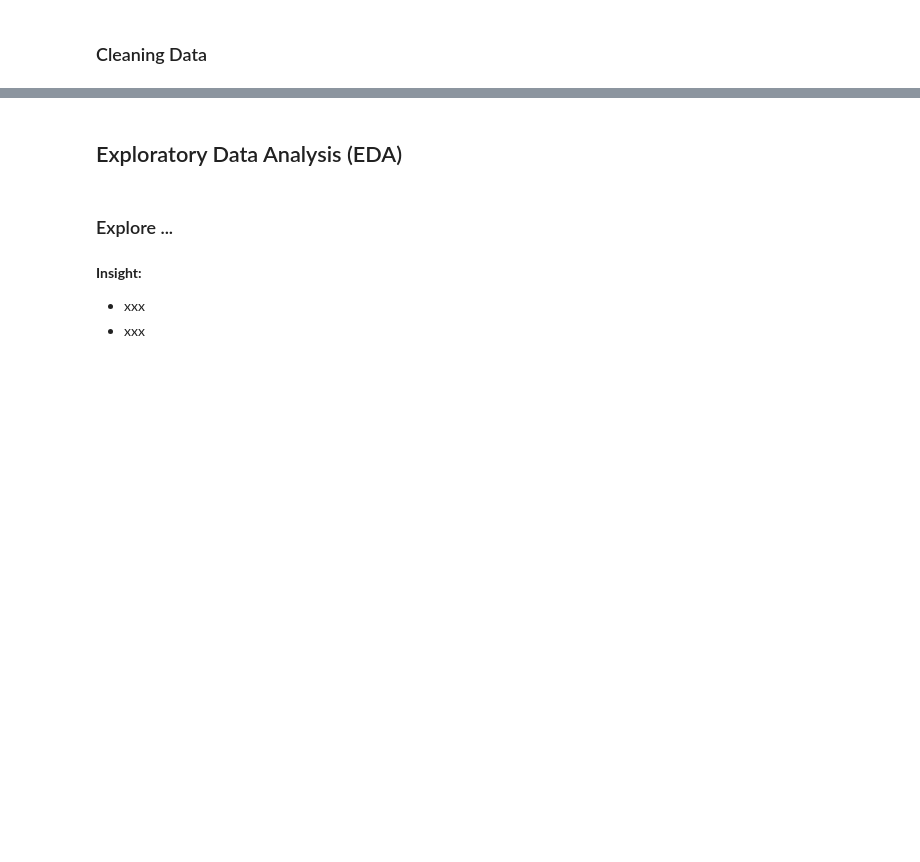
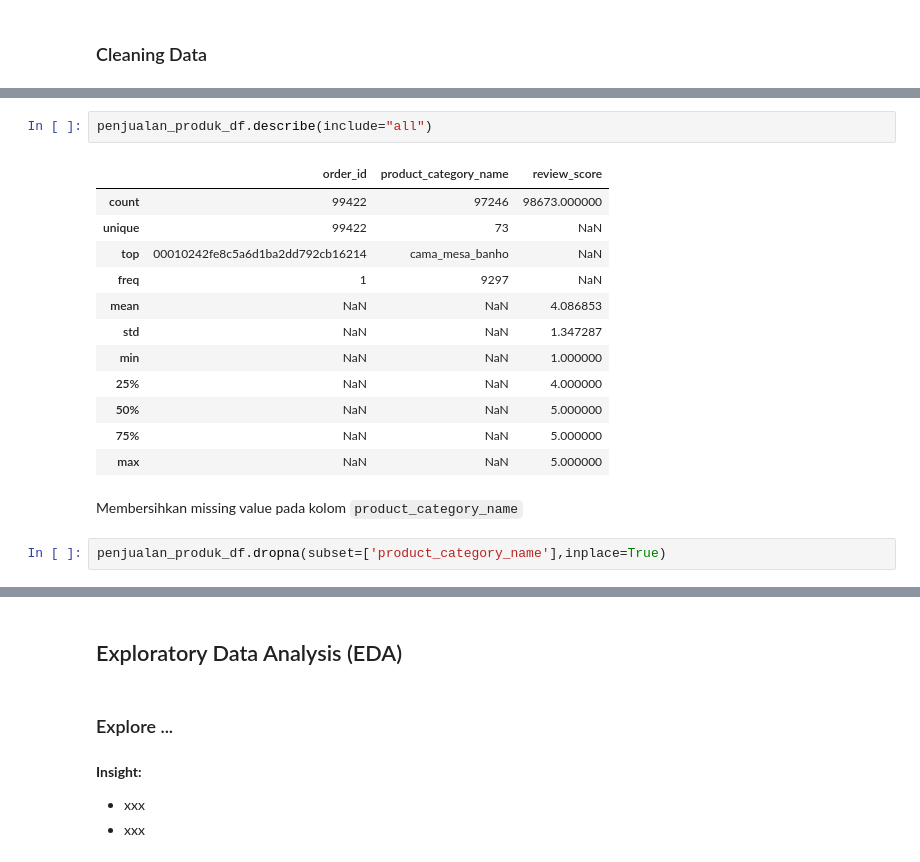
Before and after one commit to anggaxvi/Analisis-Data-E-Commerce, a Jupyter notebook: notebook.ipynb, the cells around one changed output, grey strips where cells are left out. Saved outputs shown, nothing was run; the diff lists cells and outputs as text; blank space fills up the shorter version.

```diff
--- a/notebook.ipynb
+++ b/notebook.ipynb
@@ -120,0 +140,19 @@ terlaku_df.describe()
+# %%
+penjualan_produk_df.describe(include="all")
+# %% [output]
+|  | order_id | product_category_name | review_score |
+| count | 99422 | 97246 | 98673.000000 |
+| unique | 99422 | 73 | NaN |
+| top | 00010242fe8c5a6d1ba2dd792cb16214 | cama_mesa_banho | NaN |
+| freq | 1 | 9297 | NaN |
+| mean | NaN | NaN | 4.086853 |
+| std | NaN | NaN | 1.347287 |
+| min | NaN | NaN | 1.000000 |
+| 25% | NaN | NaN | 4.000000 |
+| 50% | NaN | NaN | 5.000000 |
+| 75% | NaN | NaN | 5.000000 |
+| max | NaN | NaN | 5.000000 |
+# %% [markdown]
+Membersihkan missing value pada kolom `product_category_name`
+# %%
+penjualan_produk_df.dropna(subset=['product_category_name'],inplace=True)
```
Also changed, not shown: parts of 21 cells of this notebook.
